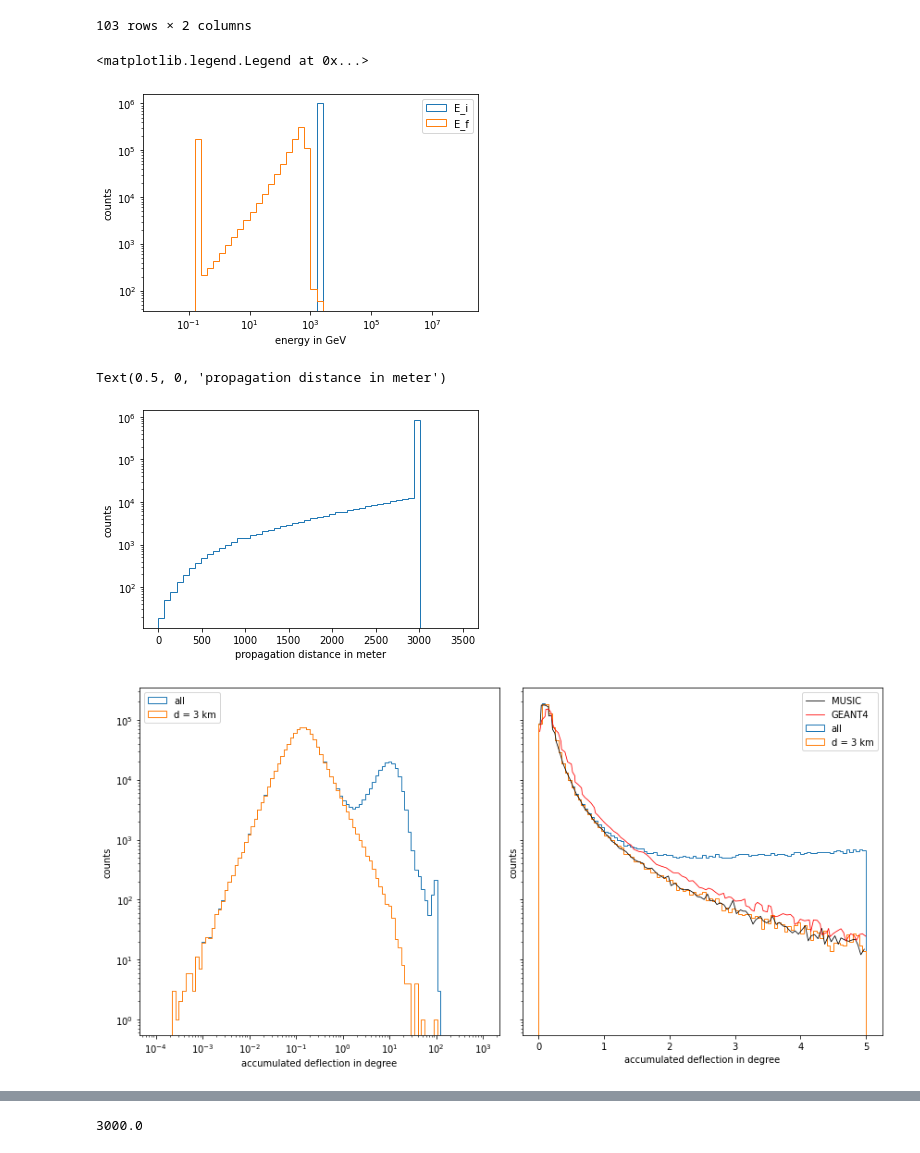
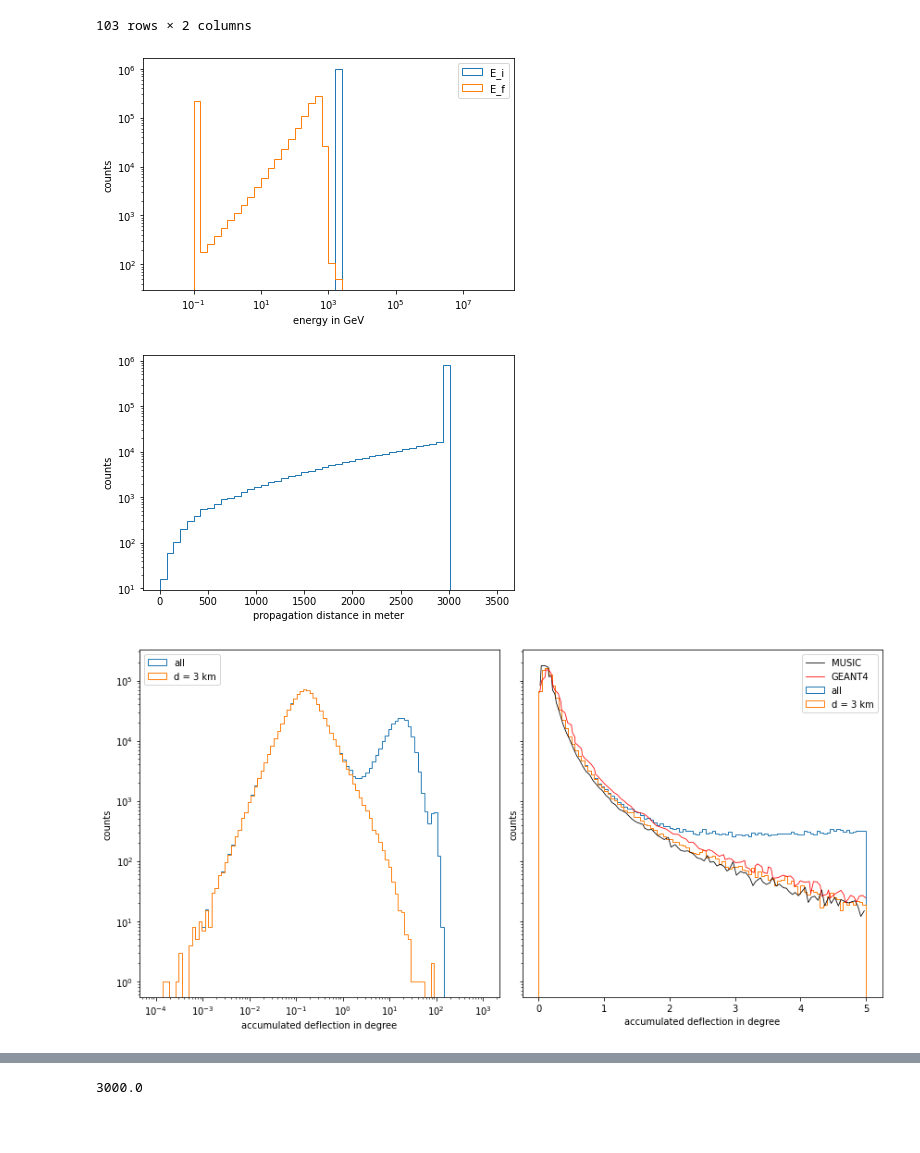
Before and after one commit to pascalgutjahr/muon-deflection-paper, a Jupyter notebook: deflection/compare_MUSIC.ipynb, the cells around one changed output, grey strips where cells are left out. Saved outputs shown, nothing was run; the diff lists cells and outputs as text; code cells hidden in the pictures; blank space fills up the shorter version.

```diff
--- a/deflection/compare_MUSIC.ipynb
+++ b/deflection/compare_MUSIC.ipynb
@@ -24,8 +24,7 @@ os.system('mkdir -p {}'.format(df_dir))
 # %% [output]
 0
 # %%
-df = pd.read_hdf('data/compare_MUSIC/MUSIC_2TeV_3km_water.hdf5')
-# !!!!!! simulation in ice  - not water !!!!!!!!!!!!
+df = pd.read_hdf('data/compare_MUSIC/MUSIC_2TeV_3km_water_final.hdf5')
 df
 # %% [output]
 |  | E_i | E_f | distances | deflection | x_dir_i | y_dir_i | z_dir_i | x_i | y_i | z_i | ... |
@@ -116,17 +115,19 @@ df_MUSIC_angle
 # %%
 # energy
 bins = np.logspace(-2, 8, 51)
 
 plt.hist(df.E_i, bins=bins, histtype='step', label='E_i')
 plt.hist(df.E_f, bins=bins, histtype='step', label='E_f')
 plt.xscale('log')
 plt.yscale('log')
 plt.xlabel('energy in GeV')
 plt.ylabel('counts')
 plt.legend()
+plt.tight_layout()
+if save_plot:
+    plt.savefig(plot_dir + '{}_{}_{}events_energy_distribution.pdf'.format(energy_name(E_i), energy_name(E_f), n_events))
 # %% [output]
-<matplotlib.legend.Legend at 0x...>
-[figure, old version]
+[figure, new version]
 # %%
 # propagation distance
 bins = np.linspace(0, 3500, 51)
@@ -136,9 +137,11 @@ plt.yscale('log')
 # plt.xscale('log')
 plt.ylabel('counts')
 plt.xlabel('propagation distance in meter')
+plt.tight_layout()
+if save_plot:
+    plt.savefig(plot_dir + '{}_{}_{}events_prop_dist.pdf'.format(energy_name(E_i), energy_name(E_f), n_events))
 # %% [output]
-Text(0.5, 0, 'propagation distance in meter')
-[figure, old version]
+[figure, new version]
 # %%
 # Deflection
 fig, ax = plt.subplots(1, 2, figsize=(12, 6), sharey=True)
@@ -170,7 +173,7 @@ plt.tight_layout()
 if save_plot:
     plt.savefig(plot_dir + '{}_{}_{}events_accumulated_defl.pdf'.format(energy_name(E_i), energy_name(E_f), n_events))
 # %% [output]
-[figure, old version]
+[figure, new version]
 # %%
 # Distance to shower axis
 fig, ax = plt.subplots(1, 2, figsize=(12, 6))
```
Also changed, not shown: parts of 8 cells of this notebook, 39 other files.
